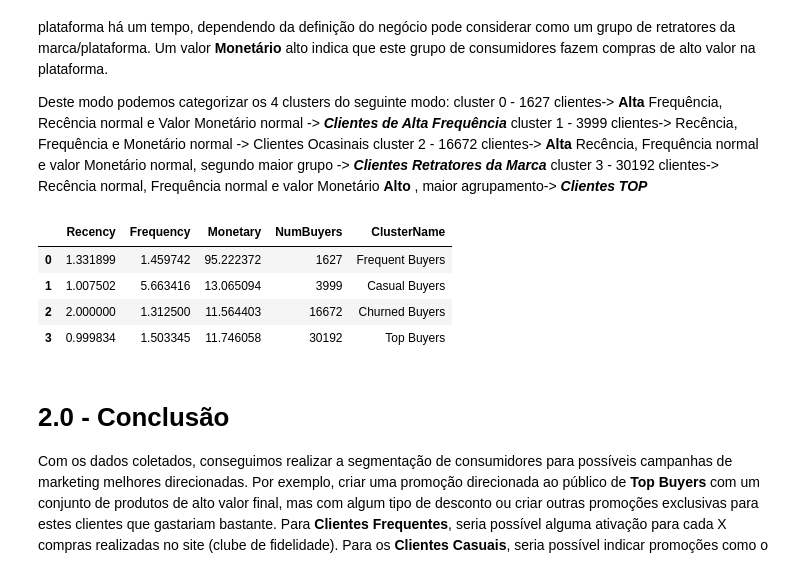
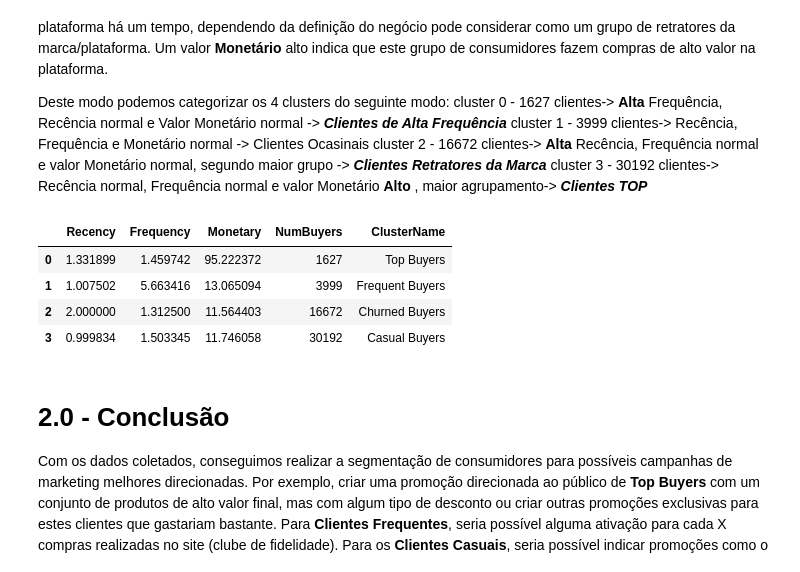
Before and after one commit to kendiaka09n/RFF-Analysis, a Jupyter notebook: RFM_final.ipynb, the cells around one changed output. Cells and saved outputs as stored; diff of their text form; code cells hidden in the pictures.

```diff
--- a/RFM_final.ipynb
+++ b/RFM_final.ipynb
@@ -278,15 +276,15 @@ cluster 3 - 30192 clientes-> Recência normal, Frequência normal e valor Monet
 # %%
 # Renomeando os clusters de acordo com a análise dos dados obtidos
 centroid_df.pop('cluster')
-cluster_names = ['Frequent Buyers','Casual Buyers','Churned Buyers','Top Buyers']
+cluster_names = ['Top Buyers','Frequent Buyers','Churned Buyers','Casual Buyers']
 centroid_df['ClusterName'] = cluster_names
 centroid_df
 # %% [output]
 |  | Recency | Frequency | Monetary | NumBuyers | ClusterName |
-| 0 | 1.331899 | 1.459742 | 95.222372 | 1627 | Frequent Buyers |
-| 1 | 1.007502 | 5.663416 | 13.065094 | 3999 | Casual Buyers |
+| 0 | 1.331899 | 1.459742 | 95.222372 | 1627 | Top Buyers |
+| 1 | 1.007502 | 5.663416 | 13.065094 | 3999 | Frequent Buyers |
 | 2 | 2.000000 | 1.312500 | 11.564403 | 16672 | Churned Buyers |
-| 3 | 0.999834 | 1.503345 | 11.746058 | 30192 | Top Buyers |
+| 3 | 0.999834 | 1.503345 | 11.746058 | 30192 | Casual Buyers |
 # %% [markdown]
 # 2.0 - Conclusão
 
```
Also changed, not shown: parts of 1 cell of this notebook.
